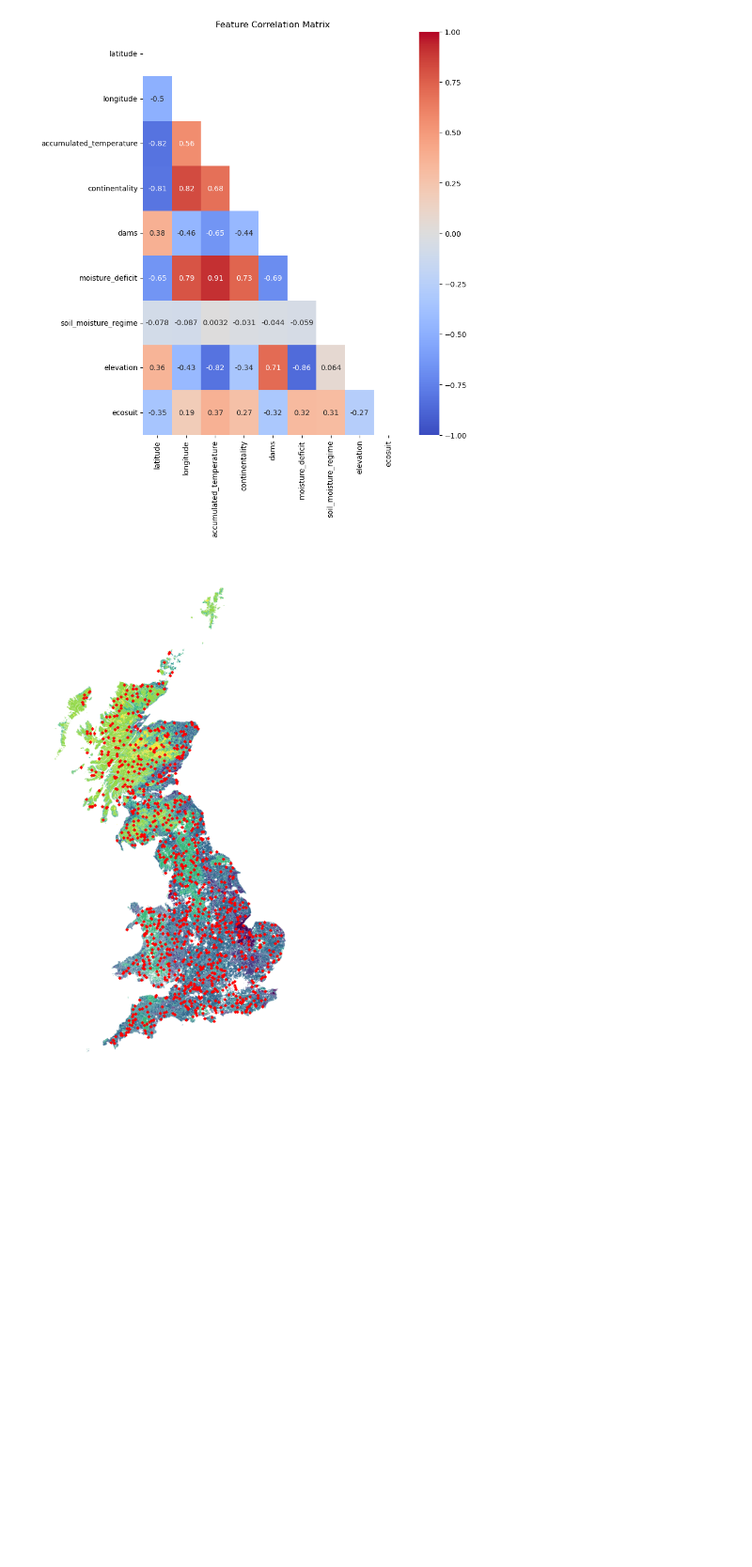
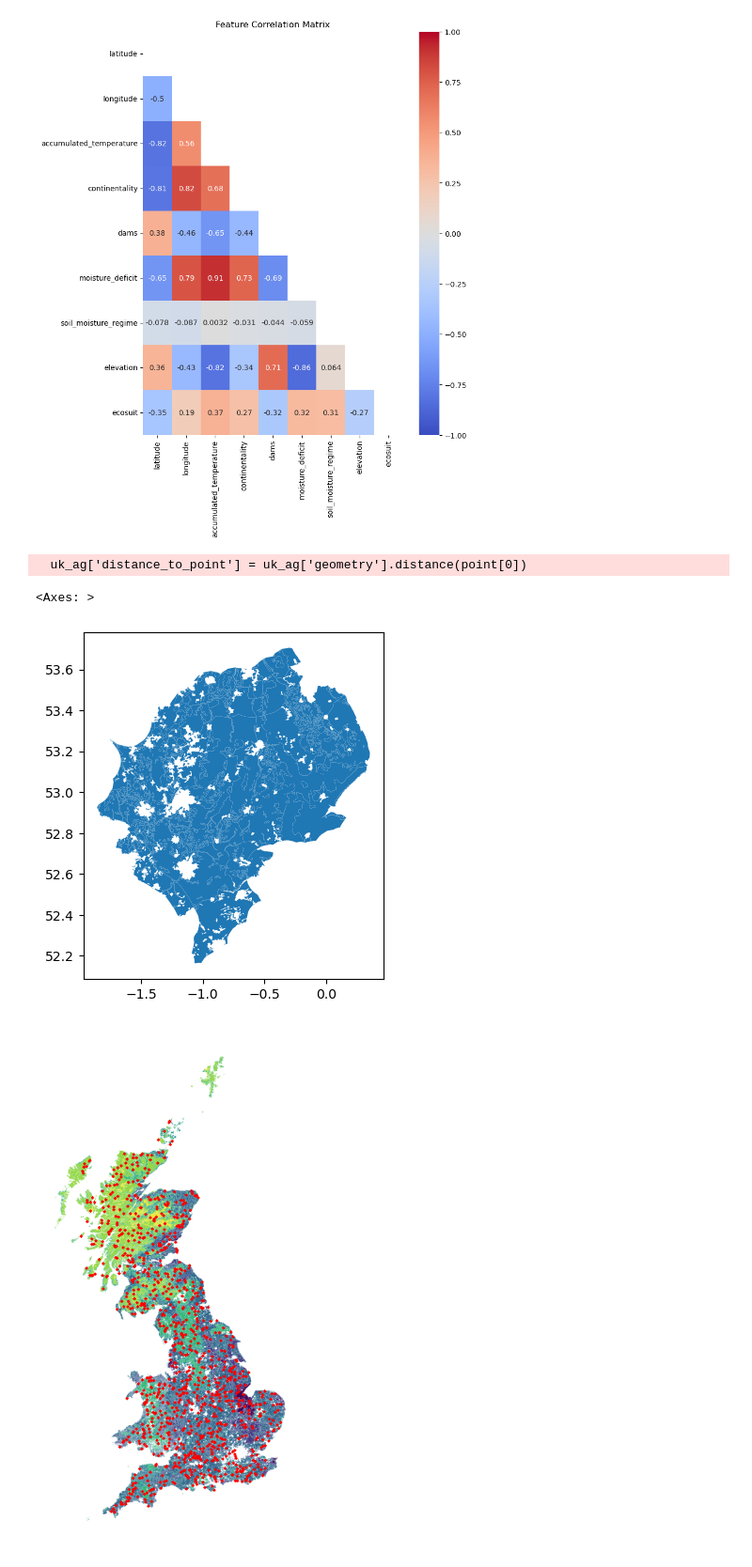
Before and after one commit to dougaltoms/Rewilder, a Jupyter notebook: dev.ipynb, the cells around one changed output. Shown at 94% size. Cells and saved outputs as stored; diff of their text form; code cells hidden in the pictures; blank space fills up the shorter version.

```diff
--- a/dev.ipynb
+++ b/dev.ipynb
@@ -342,3 +354,23 @@ uk_ag = gpd.pd.concat([eng_ag, scot_ag, wales_ag])
+# %%
+import geopandas as gpd
+from shapely.geometry import Point
+import shapely.speedups
+
+point = gpd.GeoSeries([Point(-1, 53)], crs="EPSG:4326")
+
+if uk_ag.crs != point.crs:
+    uk_ag = uk_ag.to_crs(point.crs)
+
+uk_ag['distance_to_point'] = uk_ag['geometry'].distance(point[0])
+threshold = .5
+uk_ag_filtered = uk_ag[uk_ag['distance_to_point'] <= threshold]
+# %% [output]
+  uk_ag['distance_to_point'] = uk_ag['geometry'].distance(point[0])
+# %%
+uk_ag_filtered.plot()
+# %% [output]
+<Axes: >
+[figure, added]
 # %%
 # Save as geojson
 import geopandas as gpd
```
Also changed, not shown: parts of 3 cells of this notebook.
